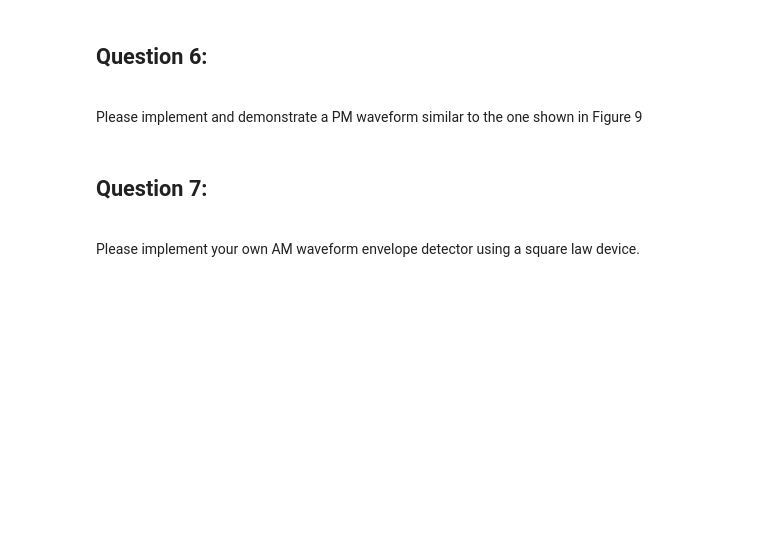
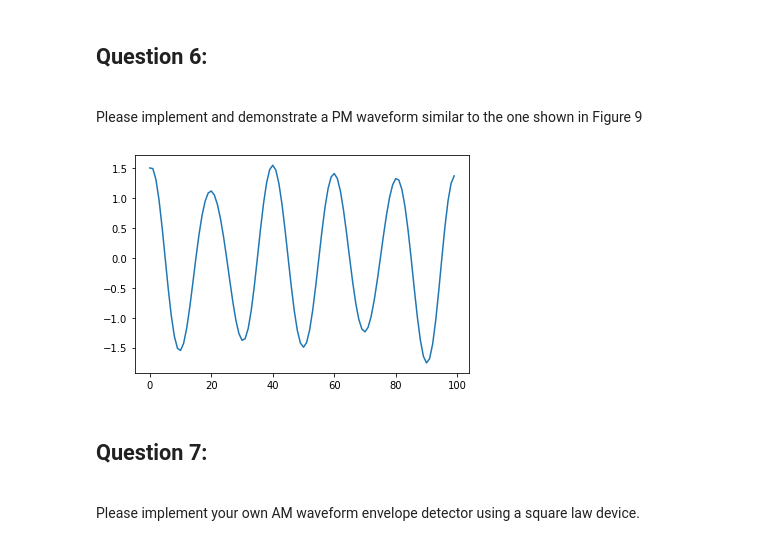
Before and after one commit to eewilliams-wpi/ECE3311_Team6, a Jupyter notebook: proj3_selina.ipynb, the cells around one changed output. Drawn from its saved outputs; the diff is of its cells as text; code cells hidden in the pictures; blank space fills up the shorter version.

```diff
--- a/proj3_selina.ipynb
+++ b/proj3_selina.ipynb
@@ -149,6 +189,27 @@ h = [1,0.1,0.05,0.001]      # FIR filter
 # %% [markdown]
 ## Question 6:
 <br>Please implement and demonstrate a PM waveform similar to the one shown in Figure 9
+# %%
+# Specify carrier frequency
+w_c = 2*np.pi*5
+
+# Generate a discrete version of a random continuous analog
+# waveform using a Uniform Random Number Generator and
+# an interpolation function to smooth out the result
+L = 100  # Length of the overall transmission
+M = 10   # Upsampling factor for generating analog waveform
+analog_wavefm = interpolate_1d_vector((np.random.random((((int)(L/M)),))),M)
+
+# Generate AM waveform
+n = np.arange(0,(((len(analog_wavefm)+1)/100)-0.01),0.01)
+# sig_am = (np.ones((len(analog_wavefm))) + analog_wavefm)*np.exp(1j*w_c*n).real
+sig_pm = (np.ones((len(analog_wavefm))) + analog_wavefm)*np.exp(1j*w_c*n).real
+
+# Sanity check
+plt.plot(sig_pm)
+plt.show()
+# %% [output]
+[figure, added]
 # %% [markdown]
 ## Question 7:
 <br> Please implement your own AM waveform envelope detector using a square law device.
```
Also changed, not shown: parts of 10 cells of this notebook.
